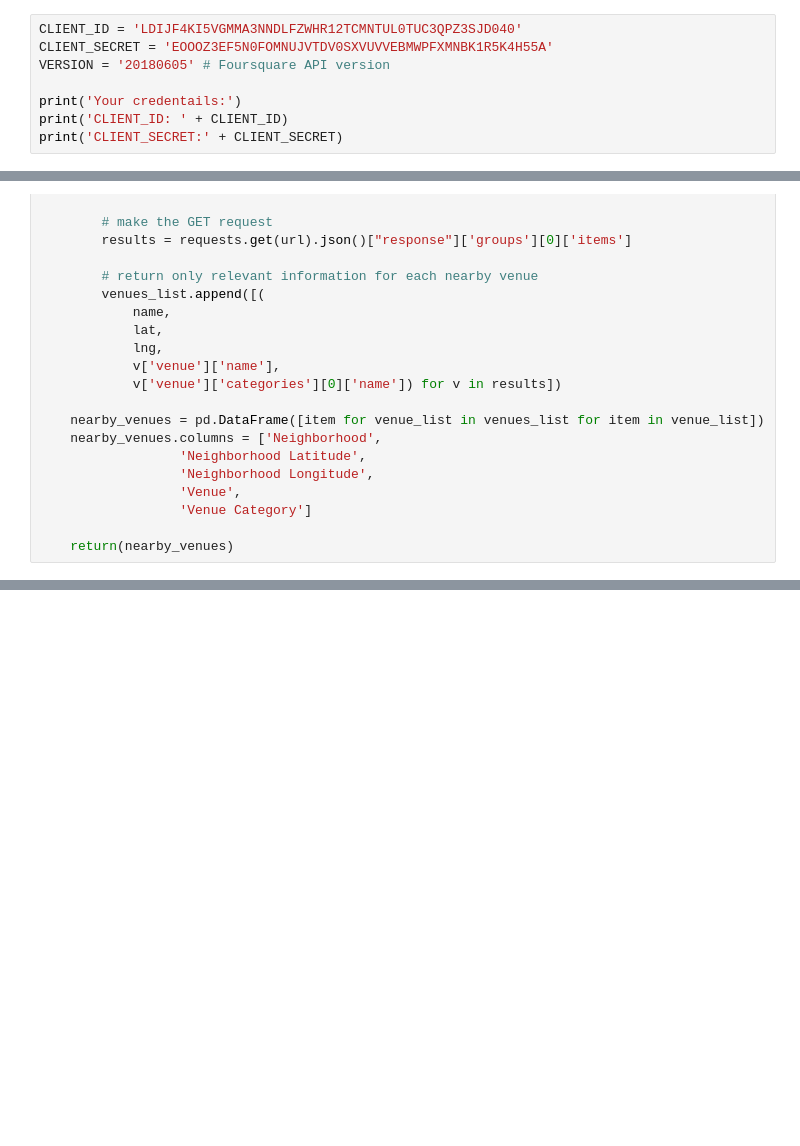
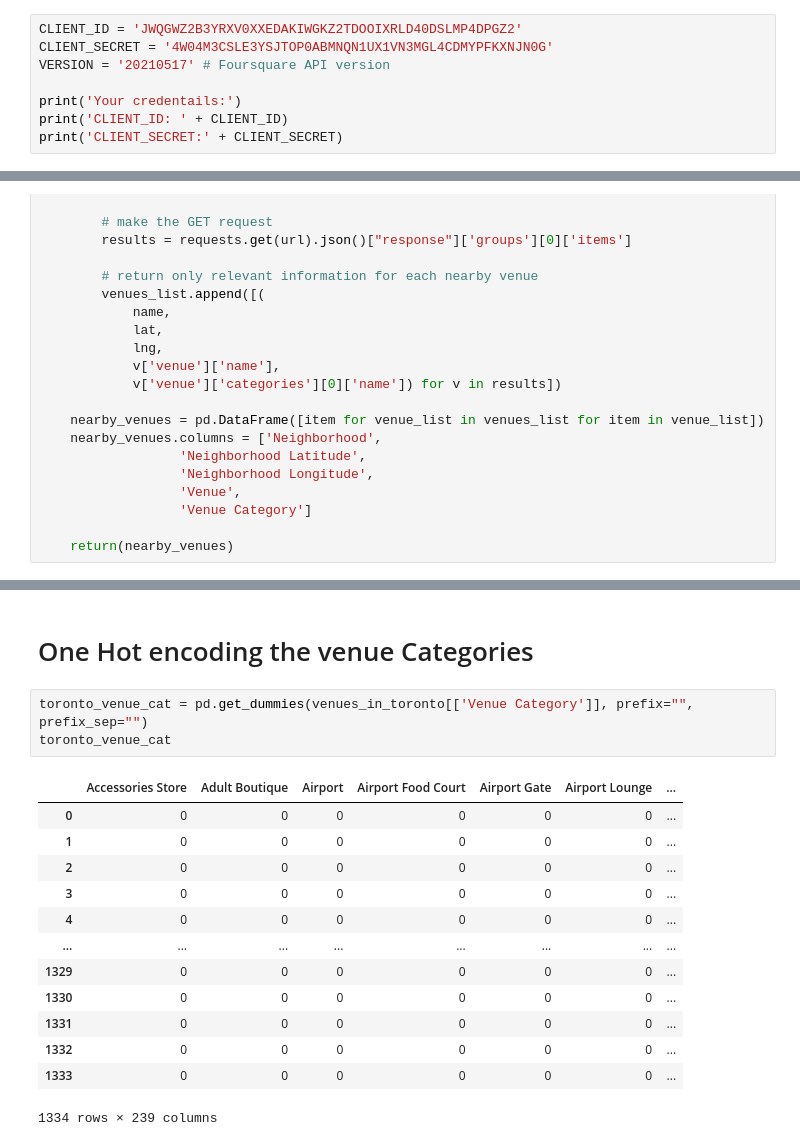
Before and after one commit to z-scientist-ai/Coursera_Capstone, a Jupyter notebook: explore and cluster the neighborhoods in Toronto.ipynb, the cells around one changed output, grey strips where cells are left out. Drawn from its saved outputs; the diff is of its cells as text; blank space fills up the shorter version.

```diff
--- a/explore and cluster the neighborhoods in Toronto.ipynb
+++ b/explore and cluster the neighborhoods in Toronto.ipynb
@@ -276,9 +276,9 @@ map_Toronto
 # %% [output]
 [interactive output not drawn]
 # %%
-CLIENT_ID = 'LDIJF4KI5VGMMA3NNDLFZWHR12TCMNTUL0TUC3QPZ3SJD040'
-CLIENT_SECRET = 'EOOOZ3EF5N0FOMNUJVTDV0SXVUVVEBMWPFXMNBK1R5K4H55A'
-VERSION = '20180605' # Foursquare API version
+CLIENT_ID = 'JWQGWZ2B3YRXV0XXEDAKIWGKZ2TDOOIXRLD40DSLMP4DPGZ2'
+CLIENT_SECRET = '4W04M3CSLE3YSJTOP0ABMNQN1UX1VN3MGL4CDMYPFKXNJN0G'
+VERSION = '20210517' # Foursquare API version
 
 print('Your credentails:')
 print('CLIENT_ID: ' + CLIENT_ID)
@@ -364,0 +438,19 @@ KeyError: 'groups'
+# %% [markdown]
+# One Hot encoding the venue Categories
+# %%
+toronto_venue_cat = pd.get_dummies(venues_in_toronto[['Venue Category']], prefix="", prefix_sep="")
+toronto_venue_cat
+# %% [output]
+|  | Accessories Store | Adult Boutique | Airport | Airport Food Court | Airport Gate | Airport Lounge | ... |
+| 0 | 0 | 0 | 0 | 0 | 0 | 0 | ... |
+| 1 | 0 | 0 | 0 | 0 | 0 | 0 | ... |
+| 2 | 0 | 0 | 0 | 0 | 0 | 0 | ... |
+| 3 | 0 | 0 | 0 | 0 | 0 | 0 | ... |
+| 4 | 0 | 0 | 0 | 0 | 0 | 0 | ... |
+| ... | ... | ... | ... | ... | ... | ... | ... |
+| 1329 | 0 | 0 | 0 | 0 | 0 | 0 | ... |
+| 1330 | 0 | 0 | 0 | 0 | 0 | 0 | ... |
+| 1331 | 0 | 0 | 0 | 0 | 0 | 0 | ... |
+| 1332 | 0 | 0 | 0 | 0 | 0 | 0 | ... |
+| 1333 | 0 | 0 | 0 | 0 | 0 | 0 | ... |
+1334 rows × 239 columns
```
Also changed, not shown: parts of 28 cells of this notebook.
